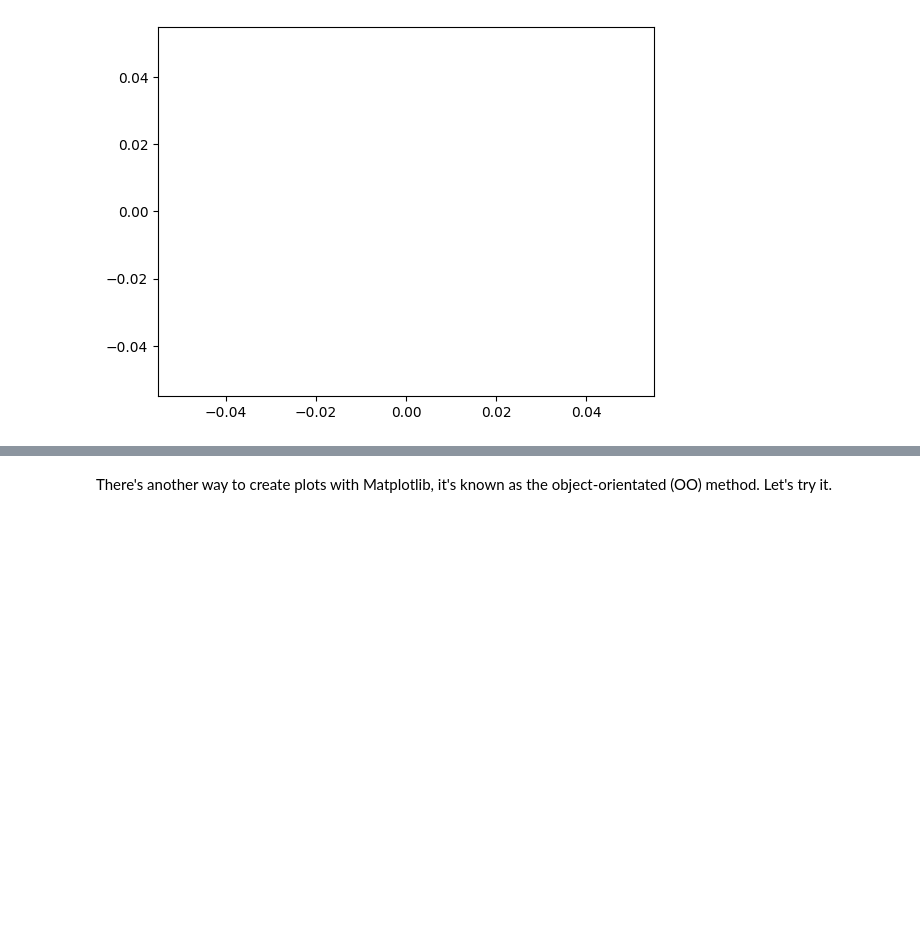
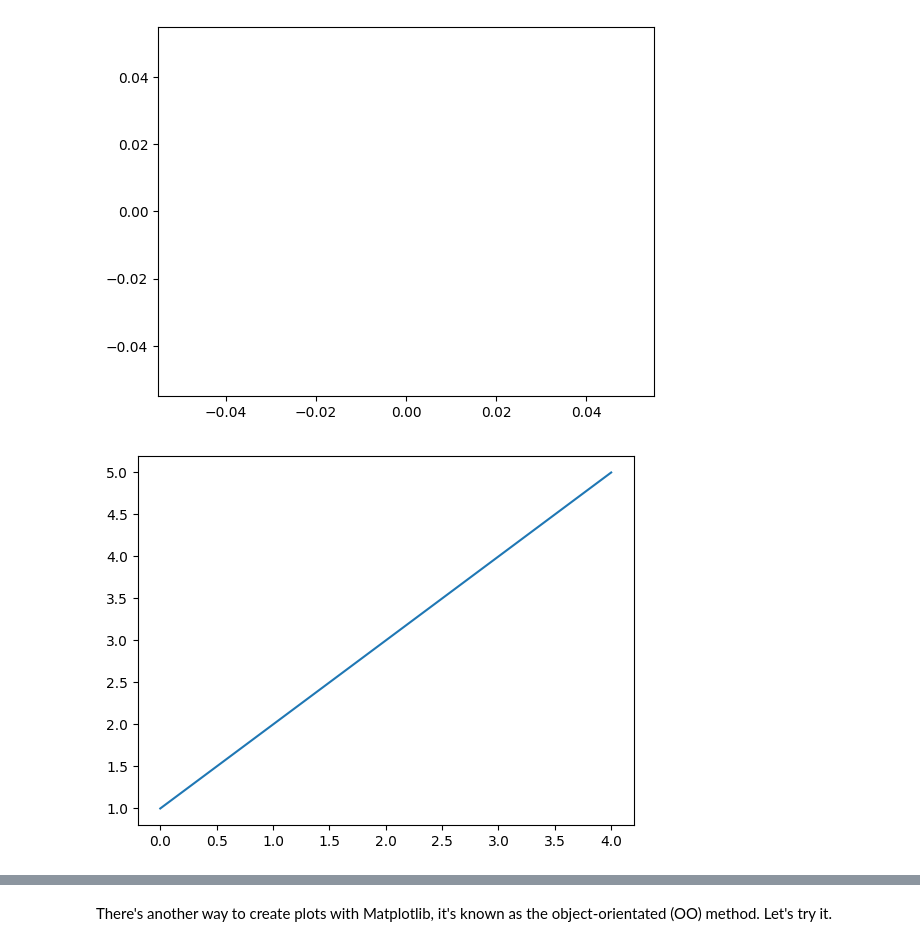
Before and after one commit to suniltadepalli/matplotlib, a Jupyter notebook: matplotlib-exercises.ipynb, the cells around one changed output, grey strips where cells are left out. Drawn from its saved outputs; the diff is of its cells as text; code cells hidden in the pictures; blank space fills up the shorter version.

```diff
--- a/matplotlib-exercises.ipynb
+++ b/matplotlib-exercises.ipynb
@@ -27,2 +25,16 @@ plt.plot()
+# %%
+# Plot a single Python list
+import matplotlib.pyplot as plt
+
+# create a list of numbers
+my_list = [1, 2, 3, 4, 5]
+
+# plot the list
+plt.plot(my_list)
+
+# show the plot
+plt.show()
+# %% [output]
+[figure, added]
 # %%
 # Create two lists, one called X, one called y, each with 5 numbers in them
```
Also changed, not shown: parts of 3 cells of this notebook.
